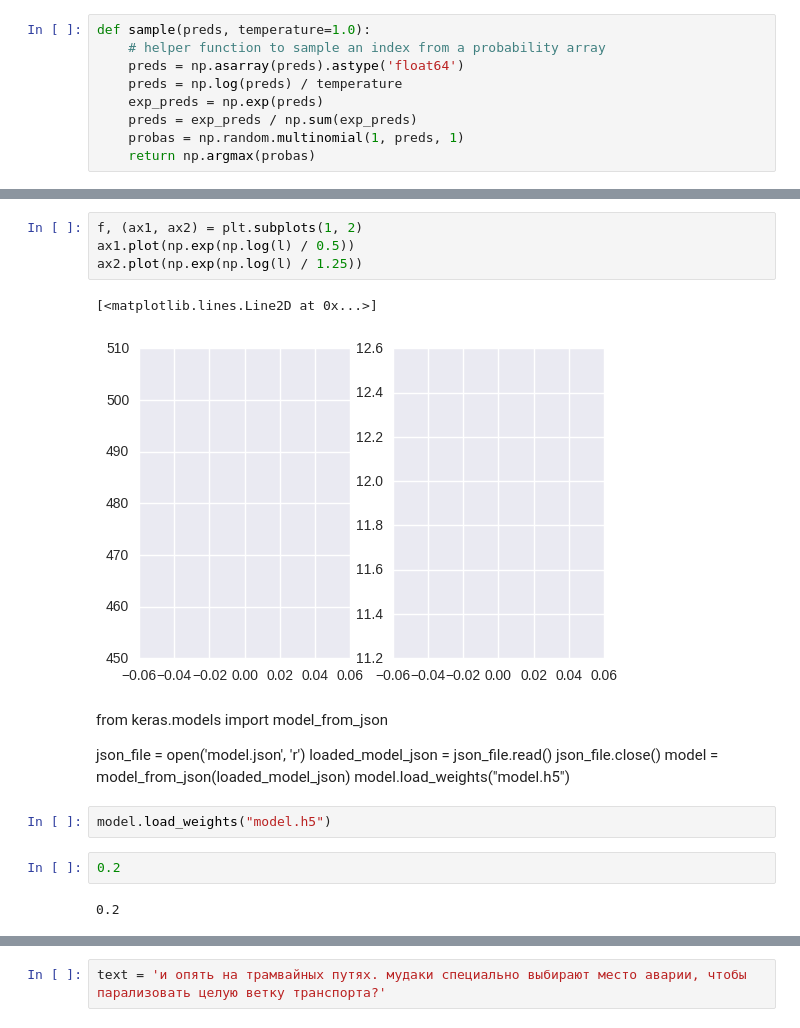
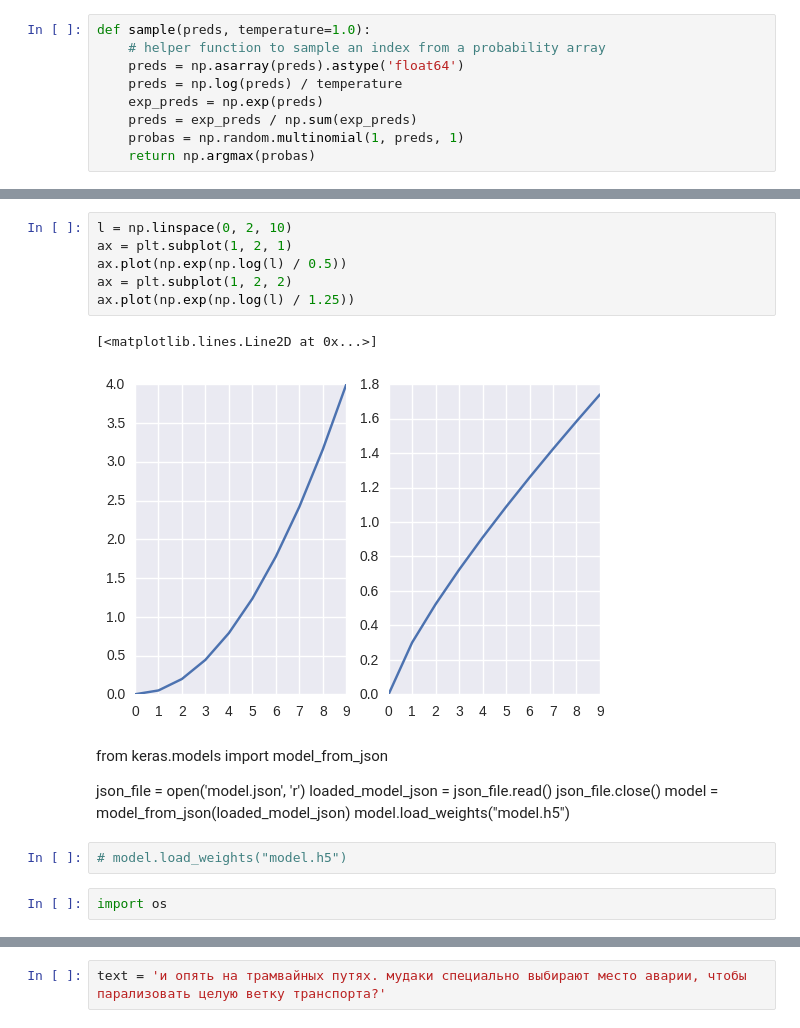
Before and after one commit to EvgenyKashin/CommentsAnalysis, a Jupyter notebook: comments_both.ipynb, the cells around one changed output, grey strips where cells are left out. Cells and saved outputs as stored; diff of their text form.

```diff
--- a/comments_both.ipynb
+++ b/comments_both.ipynb
@@ -947,11 +952,13 @@ Total params: 869183
 ____________________________________________________________________________________________________
 # %%
-f, (ax1, ax2) = plt.subplots(1, 2)
-ax1.plot(np.exp(np.log(l) / 0.5))
-ax2.plot(np.exp(np.log(l) / 1.25))
+l = np.linspace(0, 2, 10)
+ax = plt.subplot(1, 2, 1)
+ax.plot(np.exp(np.log(l) / 0.5))
+ax = plt.subplot(1, 2, 2)
+ax.plot(np.exp(np.log(l) / 1.25))
 # %% [output]
 [<matplotlib.lines.Line2D at 0x...>]
-[figure, old version]
+[figure, new version]
 # %% [markdown]
 from keras.models import model_from_json
 
@@ -961,9 +968,7 @@ json_file.close()
 model = model_from_json(loaded_model_json)
 model.load_weights("model.h5")
 # %%
-model.load_weights("model.h5")
+# model.load_weights("model.h5")
-# %%
-0.2
-# %% [output]
-0.2
+# %%
+import os
 # %%
```
Also changed, not shown: parts of 18 cells of this notebook, 5 other files.
